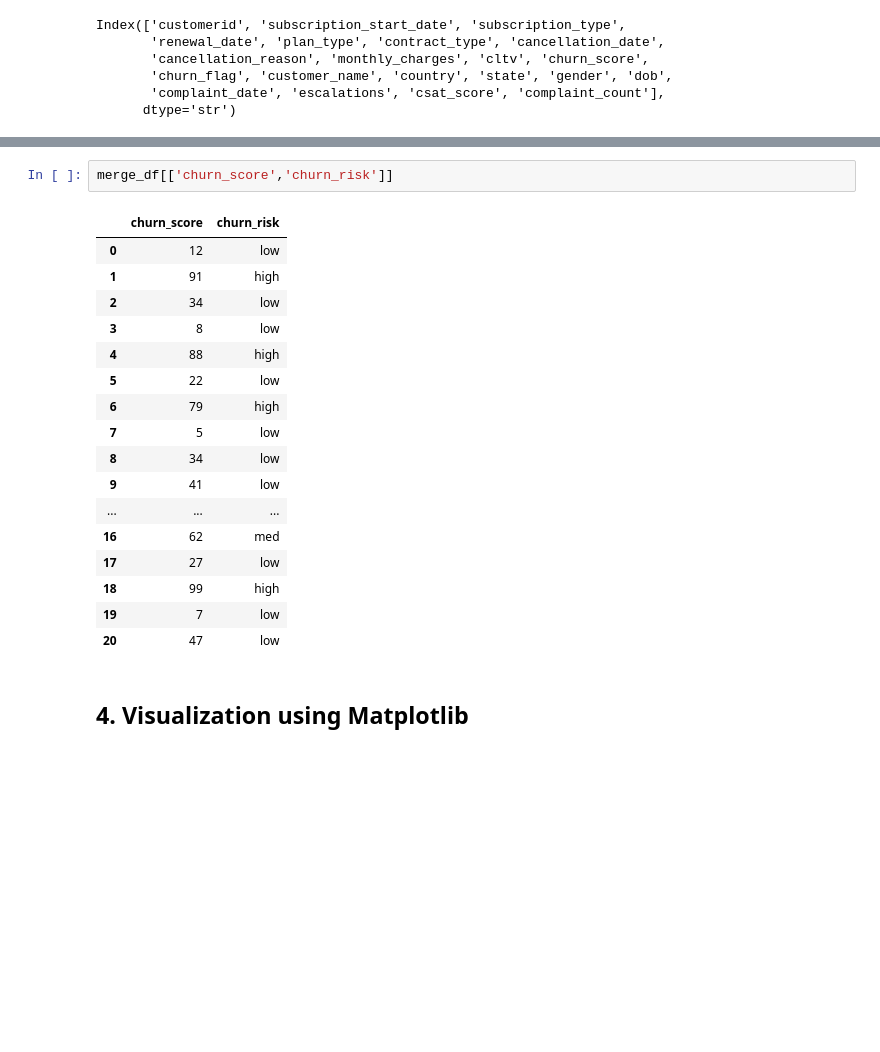
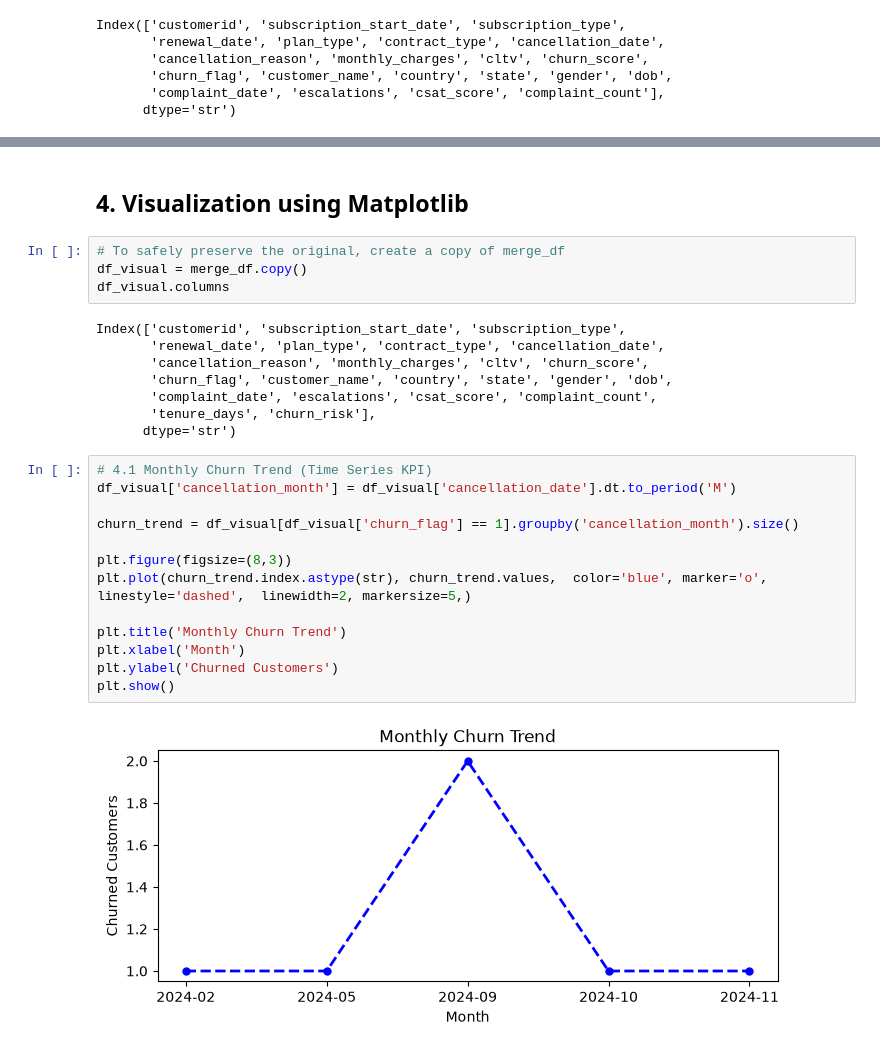
Before and after one commit to SinghShubham8800/customer-churn-analysis, a Jupyter notebook: Data_Analyst_Practice.ipynb, the cells around one changed output, grey strips where cells are left out. Cells and saved outputs as stored; diff of their text form; blank space fills up the shorter version.

Commit message:
Start Visualization

```diff
--- a/Data_Analyst_Practice.ipynb
+++ b/Data_Analyst_Practice.ipynb
@@ -523,22 +530,29 @@ merge_df[['churn_score','churn_risk']].()
-# %%
-merge_df[['churn_score','churn_risk']]
-# %% [output]
-|  | churn_score | churn_risk |
-| 0 | 12 | low |
-| 1 | 91 | high |
-| 2 | 34 | low |
-| 3 | 8 | low |
-| 4 | 88 | high |
-| 5 | 22 | low |
-| 6 | 79 | high |
-| 7 | 5 | low |
-| 8 | 34 | low |
-| 9 | 41 | low |
-| ... | ... | ... |
-| 16 | 62 | med |
-| 17 | 27 | low |
-| 18 | 99 | high |
-| 19 | 7 | low |
-| 20 | 47 | low |
 # %% [markdown]
 ## 4. Visualization using Matplotlib
+# %%
+# To safely preserve the original, create a copy of merge_df
+df_visual = merge_df.copy()
+df_visual.columns
+# %% [output]
+Index(['customerid', 'subscription_start_date', 'subscription_type',
+       'renewal_date', 'plan_type', 'contract_type', 'cancellation_date',
+       'cancellation_reason', 'monthly_charges', 'cltv', 'churn_score',
+       'churn_flag', 'customer_name', 'country', 'state', 'gender', 'dob',
+       'complaint_date', 'escalations', 'csat_score', 'complaint_count',
+       'tenure_days', 'churn_risk'],
+      dtype='str')
+# %%
+# 4.1 Monthly Churn Trend (Time Series KPI)
+df_visual['cancellation_month'] = df_visual['cancellation_date'].dt.to_period('M')
+
+churn_trend = df_visual[df_visual['churn_flag'] == 1].groupby('cancellation_month').size()
+
+plt.figure(figsize=(8,3))
+plt.plot(churn_trend.index.astype(str), churn_trend.values,  color='blue', marker='o', linestyle='dashed',  linewidth=2, markersize=5,)
+
+plt.title('Monthly Churn Trend')
+plt.xlabel('Month')
+plt.ylabel('Churned Customers')
+plt.show()
+# %% [output]
+[figure, added]
```
Also changed, not shown: parts of 18 cells of this notebook.
